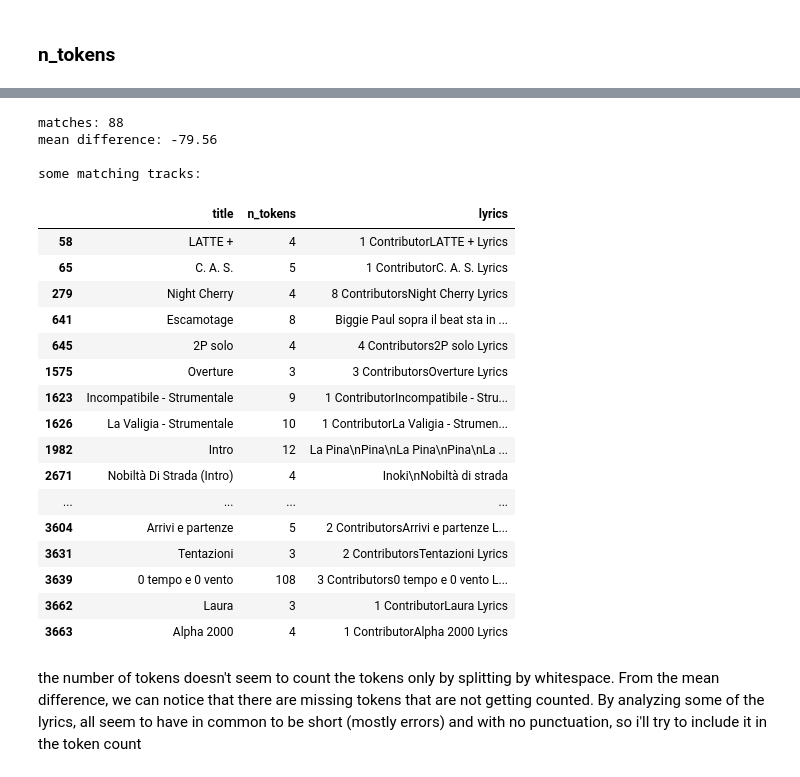
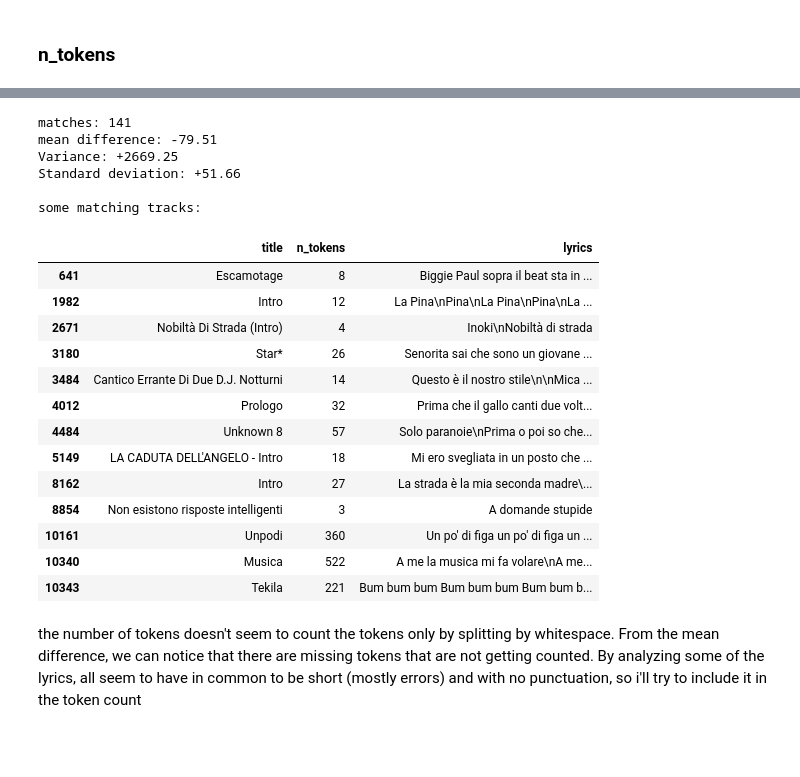
Before and after one commit to jaanisfehling/italian-rap-songs, a Jupyter notebook: data_understanding/tracks_analysis.ipynb, the cells around one changed output, grey strips where cells are left out. Saved outputs shown, nothing was run; the diff lists cells and outputs as text; code cells hidden in the pictures; blank space fills up the shorter version.

```diff
--- a/data_understanding/tracks_analysis.ipynb
+++ b/data_understanding/tracks_analysis.ipynb
@@ -418,6 +582,6 @@ language_counts = df['language'].value_counts(dropna=False)
 
 for i, (lang, count) in enumerate(language_counts.items(), 1):
     percentage = (count / len(df)) * 100
-    lang_display = lang if pd.notna(lang) else "NaN (missing)"
+    lang_display = lang if pd.notna(lang) else "NaN"
     print(f"{i:3d}. {lang_display:13s} : {count:5d} tracks")
 # %% [output]
@@ -469,0 +726,29 @@ Ref. for languages code: https://www.cambridge.org/core/books/abs/interaction-of
+# %%
+manual_updates = {
+    "KI-KI": "es",
+    "The Banana Splits": "en",
+    "Intro (Monkee Bizniz Vol. 2)": "en",
+    "FOXY": "en"
+}
+
+updated_count = 0
+
+for title, lang in manual_updates.items():
+    mask = (df['title'] == title)
+
+    # Check if any rows were found
+    if mask.any():
+        df.loc[mask, 'language'] = lang
+        updated_count += mask.sum()
+    else:
+        print(f"track with title '{title}' not found in dataset.")
+
+print(f"rows updated: {updated_count}")
+
+print(f"\nFinal language distribution:")
+language_counts = df['language'].value_counts(dropna=False)
+
+for i, (lang, count) in enumerate(language_counts.items(), 1):
+    percentage = (count / len(df)) * 100
+    lang_display = lang if pd.notna(lang) else "NaN (missing)"
+    print(f"{i:3d}. {lang_display:13s} : {count:5d} tracks")
@@ -1219,45 +1690,48 @@ number of missing values in n_tokens: 76
 # %%
 df['n_tokens'] = pd.to_numeric(df['n_tokens'], errors='coerce').astype('Int64')
 
 def count_words(lyrics):
     if pd.isna(lyrics):
         return 0
     return len(lyrics.split()) #split by whitespace
 
 computed_words = df['lyrics'].apply(count_words)
 
 matches_words = (df['n_tokens'] == computed_words).sum()
 matching_tracks = df[computed_words == df['n_tokens']].copy()
 diff_words = computed_words - df['n_tokens']
 
 print(f"matches: {matches_words}")
 print(f"mean difference: {diff_words.mean():+.2f}")
+print(f"Variance: {diff_words.var():+.2f}")
+print(f"Standard deviation: {diff_words.std():+.2f}")
+
+matching_tracks = matching_tracks[matching_tracks['lyrics'].notna()]
 
 print(f"\nsome matching tracks:")
 display_cols = ['title', 'n_tokens', 'lyrics']
 display(matching_tracks[display_cols].head(20))
 # %% [output]
-matches: 88
-mean difference: -79.56
+matches: 141
+mean difference: -79.51
+Variance: +2669.25
+Standard deviation: +51.66
 
 some matching tracks:
 |  | title | n_tokens | lyrics |
-| 58 | LATTE + | 4 | 1 ContributorLATTE + Lyrics |
-| 65 | C. A. S. | 5 | 1 ContributorC. A. S. Lyrics |
-| 279 | Night Cherry | 4 | 8 ContributorsNight Cherry Lyrics |
 | 641 | Escamotage | 8 | Biggie Paul sopra il beat sta in ... |
-| 645 | 2P solo | 4 | 4 Contributors2P solo Lyrics |
-| 1575 | Overture | 3 | 3 ContributorsOverture Lyrics |
-| 1623 | Incompatibile - Strumentale | 9 | 1 ContributorIncompatibile - Stru... |
-| 1626 | La Valigia - Strumentale | 10 | 1 ContributorLa Valigia - Strumen... |
 | 1982 | Intro | 12 | La Pina\nPina\nLa Pina\nPina\nLa ... |
 | 2671 | Nobiltà Di Strada (Intro) | 4 | Inoki\nNobiltà di strada |
-| ... | ... | ... | ... |
-| 3604 | Arrivi e partenze | 5 | 2 ContributorsArrivi e partenze L... |
-| 3631 | Tentazioni | 3 | 2 ContributorsTentazioni Lyrics |
-| 3639 | 0 tempo e 0 vento | 108 | 3 Contributors0 tempo e 0 vento L... |
-| 3662 | Laura | 3 | 1 ContributorLaura Lyrics |
-| 3663 | Alpha 2000 | 4 | 1 ContributorAlpha 2000 Lyrics |
+| 3180 | Star* | 26 | Senorita sai che sono un giovane ... |
+| 3484 | Cantico Errante Di Due D.J. Notturni | 14 | Questo è il nostro stile\n\nMica ... |
+| 4012 | Prologo | 32 | Prima che il gallo canti due volt... |
+| 4484 | Unknown 8 | 57 | Solo paranoie\nPrima o poi so che... |
+| 5149 | LA CADUTA DELL'ANGELO - Intro | 18 | Mi ero svegliata in un posto che ... |
+| 8162 | Intro | 27 | La strada è la mia seconda madre\... |
+| 8854 | Non esistono risposte intelligenti | 3 | A domande stupide |
+| 10161 | Unpodi | 360 | Un po' di figa un po' di figa un ... |
+| 10340 | Musica | 522 | A me la musica mi fa volare\nA me... |
+| 10343 | Tekila | 221 | Bum bum bum Bum bum bum Bum bum b... |
 # %% [markdown]
 the number of tokens doesn't seem to count the tokens only by splitting by whitespace. From the mean difference, we can notice that there are missing tokens that are not getting counted. By analyzing some of the lyrics, all seem to have in common to be short (mostly errors) and with no punctuation, so i'll try to include it in the token count
 # %%
```
Also changed, not shown: parts of 54 cells of this notebook.
